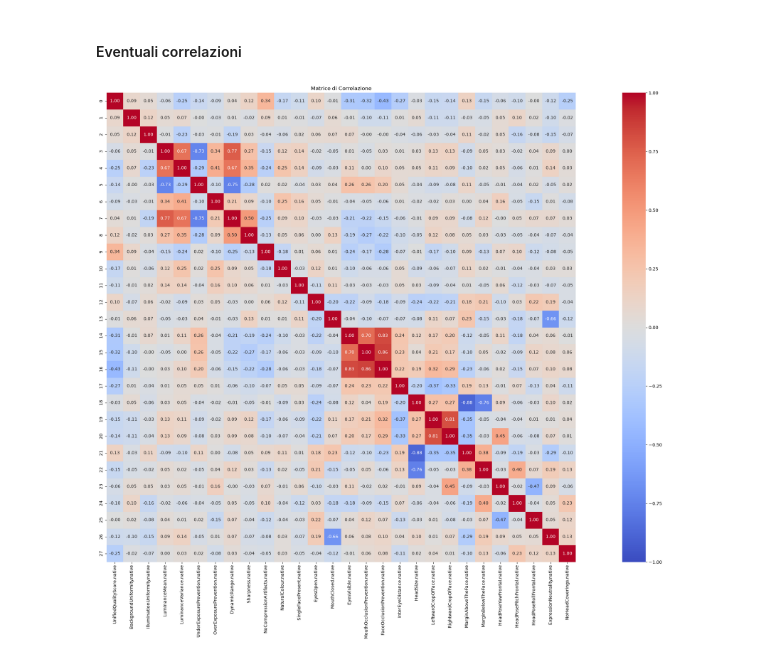
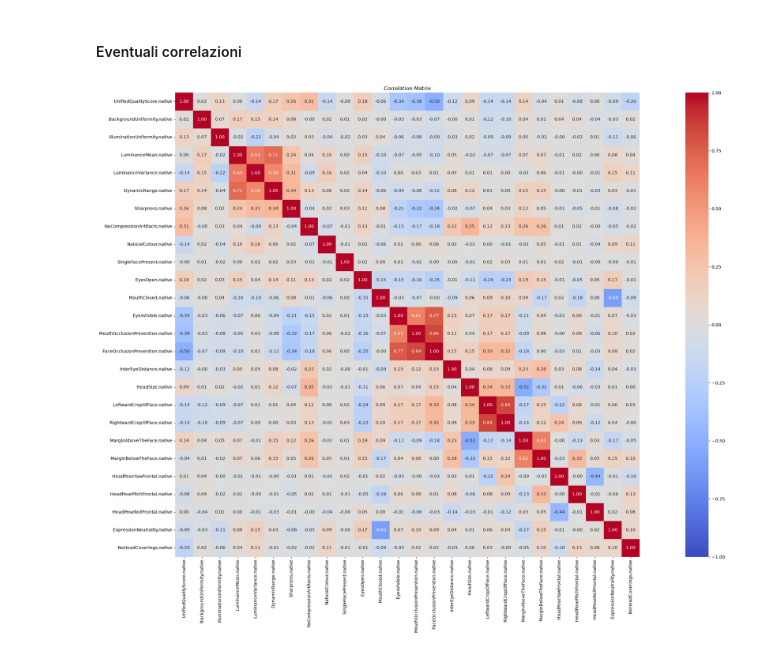
Before and after one commit to vramoscadavero/Thesis, a Jupyter notebook: notebooks/Glint_analysis.ipynb, the cells around one changed output. Cells and saved outputs as stored; diff of their text form; code cells hidden in the pictures.

Commit message:
Added analysis on 10.000 images

```diff
--- a/notebooks/Glint_analysis.ipynb
+++ b/notebooks/Glint_analysis.ipynb
@@ -6,7 +6,10 @@ import polars.selectors as cs
 import math
 import seaborn as sns
 # %%
-df = pl.read_csv('../data/ofiq_glint_200.csv', separator=';').drop(['Filename','assessment_time_in_ms', ''])
+df = pl.read_csv('../data/ofiq_glint_10000.csv',
+                 separator=';',
+                infer_schema_length=10000
+                ).drop(['Filename','assessment_time_in_ms', ''])
 df.head(5)
 # %% [output]
 shape: (5, 56)
@@ -212,21 +284,23 @@ Grande varianza fra i dati:
 # %% [markdown]
 #### Eventuali correlazioni
 # %%
-corr_df = native.select(cs.numeric()).corr()
+num_df = native.select(cs.numeric())
+corr_df = num_df.corr()
+
+corr_pd = corr_df.to_pandas()
+corr_pd.index = corr_pd.columns   # le righe prendono i nomi delle colonne
 
 plt.figure(figsize=(30, 18))
-
 sns.heatmap(
-    corr_df.to_pandas(),
+    corr_pd,
     annot=True,
     fmt=".2f",
     cmap="coolwarm",
     vmin=-1, vmax=1,
-    square=True
+    square=True,
 )
-
-plt.title("Matrice di Correlazione")
+plt.title("Correlation Matrix")
 plt.tight_layout()
 plt.show()
 # %% [output]
-[figure, old version]
+[figure, new version]
```
Also changed, not shown: parts of 17 cells of this notebook, 1 other file.
